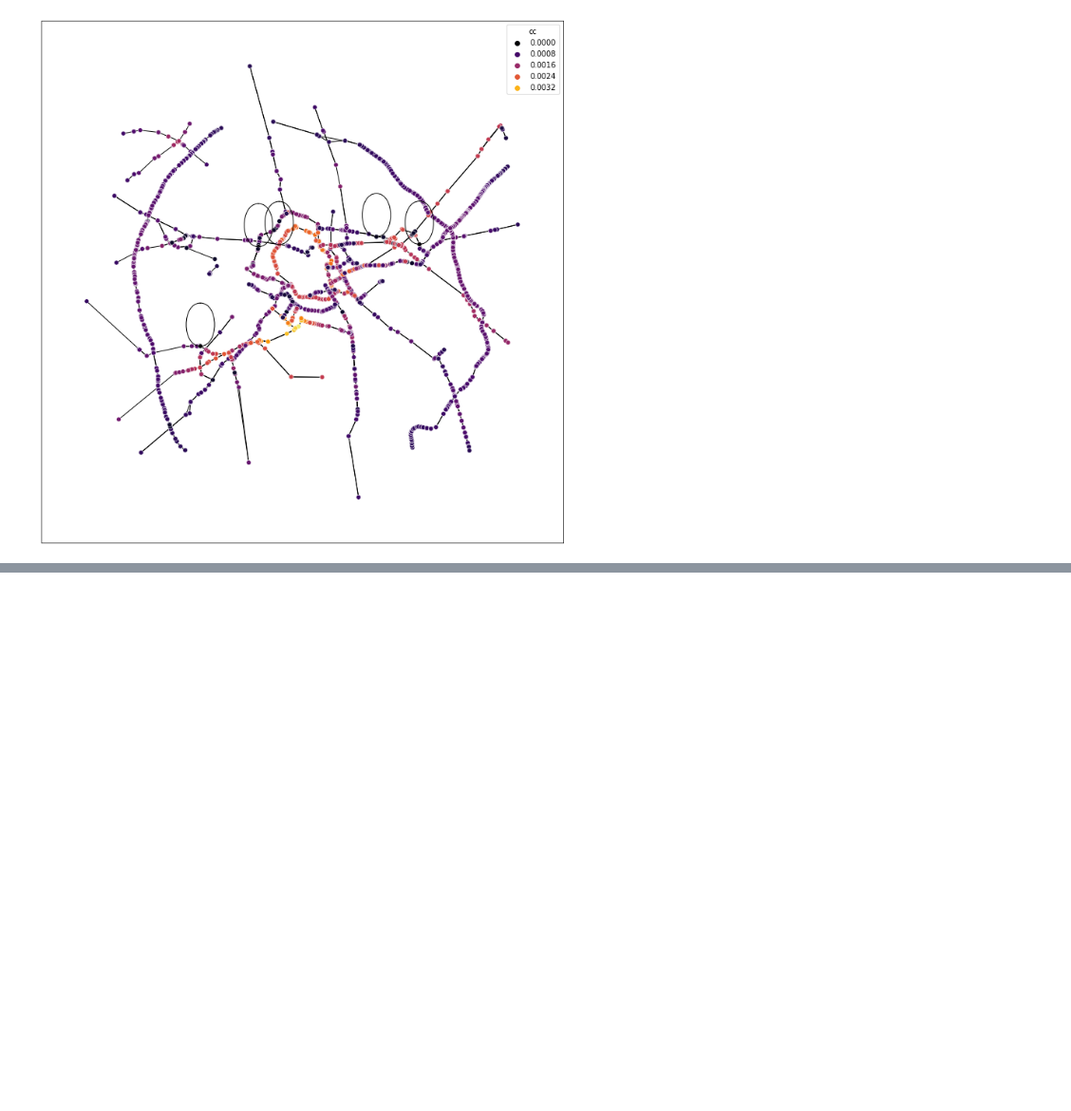
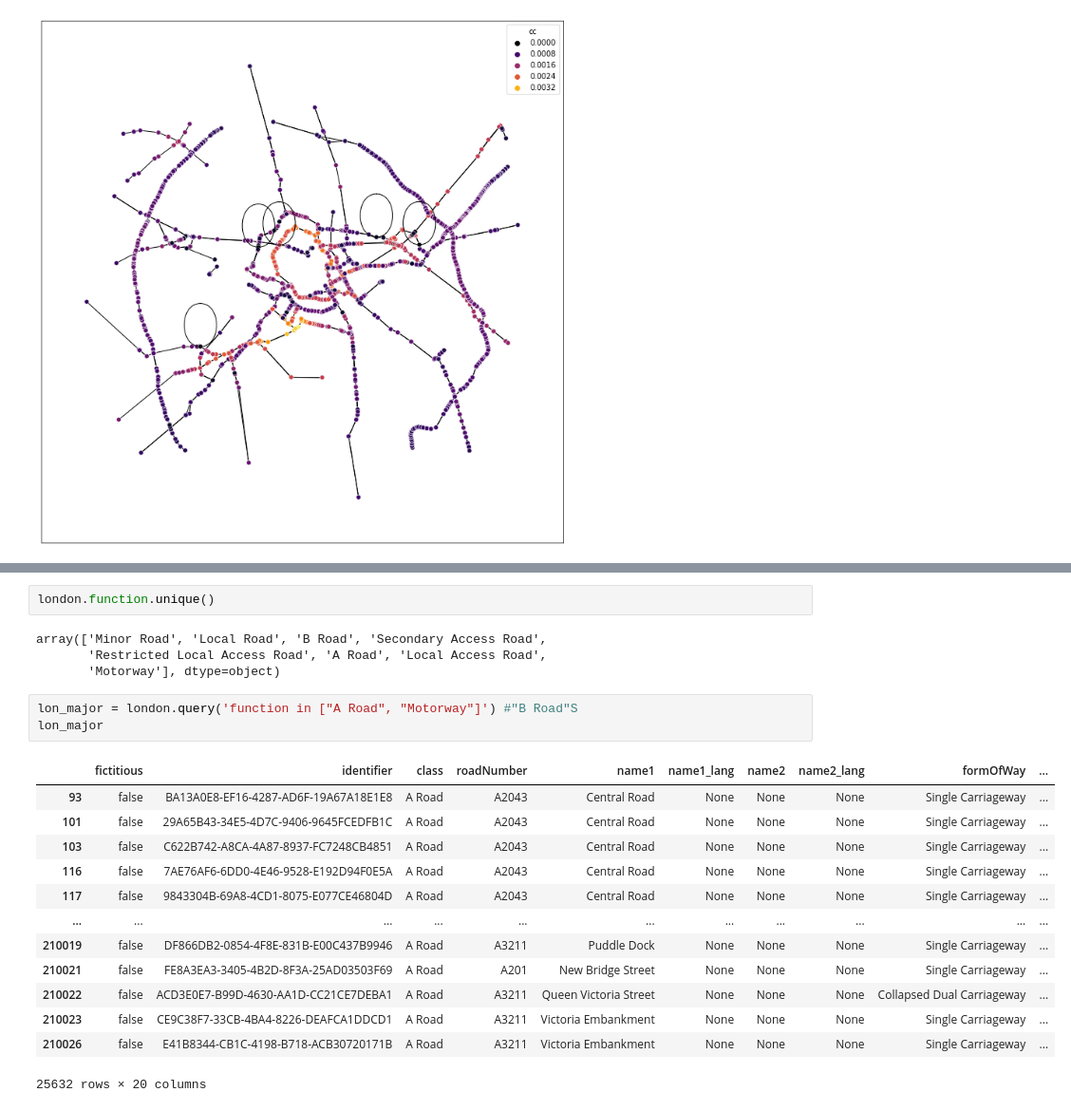
Before and after one commit to akazukin5151/comparative-accessibility, a Jupyter notebook: centrality.ipynb, the cells around one changed output, grey strips where cells are left out. Shown: that part at 95% size. Drawn from its saved outputs; the diff is of its cells as text; blank space fills up the shorter version.

```diff
--- a/centrality.ipynb
+++ b/centrality.ipynb
@@ -46,0 +73,23 @@ plt.savefig('cc.png')
+# %%
+london.function.unique()
+# %% [output]
+array(['Minor Road', 'Local Road', 'B Road', 'Secondary Access Road',
+       'Restricted Local Access Road', 'A Road', 'Local Access Road',
+       'Motorway'], dtype=object)
+# %%
+lon_major = london.query('function in ["A Road", "Motorway"]') #"B Road"S
+lon_major
+# %% [output]
+|  | fictitious | identifier | class | roadNumber | name1 | name1_lang | name2 | name2_lang | formOfWay | ... |
+| 93 | false | BA13A0E8-EF16-4287-AD6F-19A67A18E1E8 | A Road | A2043 | Central Road | None | None | None | Single Carriageway | ... |
+| 101 | false | 29A65B43-34E5-4D7C-9406-9645FCEDFB1C | A Road | A2043 | Central Road | None | None | None | Single Carriageway | ... |
+| 103 | false | C622B742-A8CA-4A87-8937-FC7248CB4851 | A Road | A2043 | Central Road | None | None | None | Single Carriageway | ... |
+| 116 | false | 7AE76AF6-6DD0-4E46-9528-E192D94F0E5A | A Road | A2043 | Central Road | None | None | None | Single Carriageway | ... |
+| 117 | false | 9843304B-69A8-4CD1-8075-E077CE46804D | A Road | A2043 | Central Road | None | None | None | Single Carriageway | ... |
+| ... | ... | ... | ... | ... | ... | ... | ... | ... | ... | ... |
+| 210019 | false | DF866DB2-0854-4F8E-831B-E00C437B9946 | A Road | A3211 | Puddle Dock | None | None | None | Single Carriageway | ... |
+| 210021 | false | FE8A3EA3-3405-4B2D-8F3A-25AD03503F69 | A Road | A201 | New Bridge Street | None | None | None | Single Carriageway | ... |
+| 210022 | false | ACD3E0E7-B99D-4630-AA1D-CC21CE7DEBA1 | A Road | A3211 | Queen Victoria Street | None | None | None | Collapsed Dual Carriageway | ... |
+| 210023 | false | CE9C38F7-33CB-4BA4-8226-DEAFCA1DDCD1 | A Road | A3211 | Victoria Embankment | None | None | None | Single Carriageway | ... |
+| 210026 | false | E41B8344-CB1C-4198-B718-ACB30720171B | A Road | A3211 | Victoria Embankment | None | None | None | Single Carriageway | ... |
+25632 rows × 20 columns
```
Also changed, not shown: parts of 20 cells of this notebook, 4 other files.
